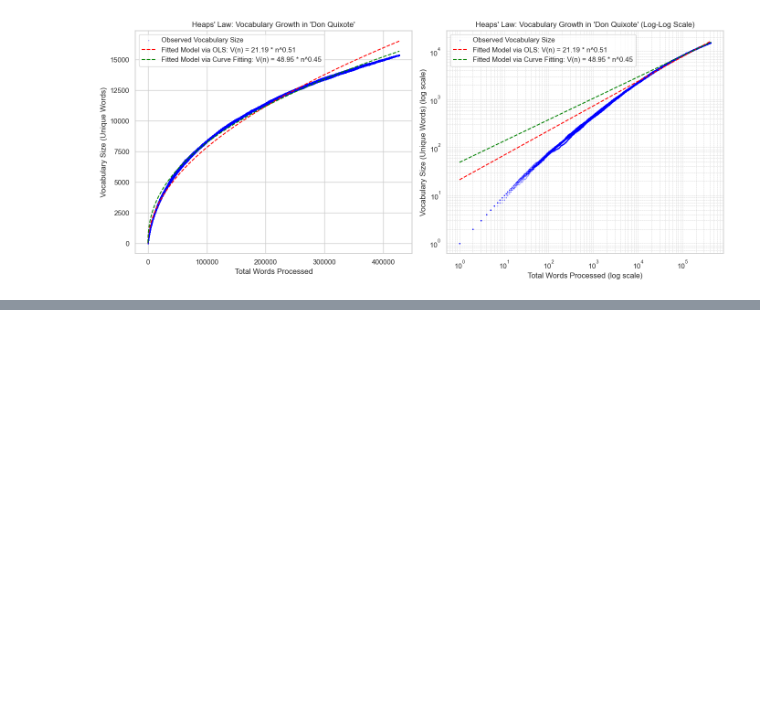
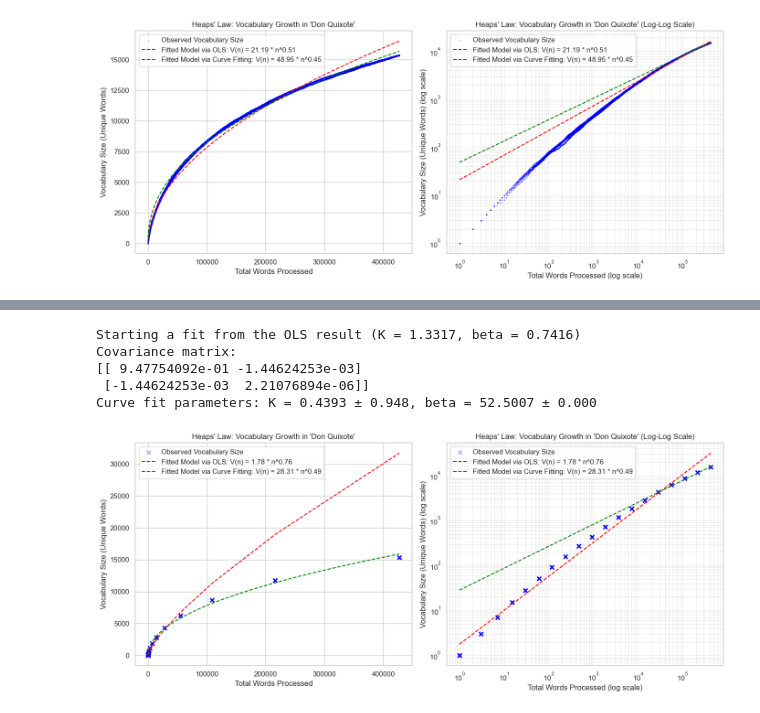
Before and after one commit to AimbotParce/MDS-IRRS-ZipfLaw, a Jupyter notebook: notebooks/Heaps.ipynb, the cells around one changed output, grey strips where cells are left out. Drawn from its saved outputs; the diff is of its cells as text; code cells hidden in the pictures; blank space fills up the shorter version.

Commit message:
extend heaps a little more

```diff
--- a/notebooks/Heaps.ipynb
+++ b/notebooks/Heaps.ipynb
@@ -311,0 +347,76 @@ plt.show()
+# %%
+model = LinearRegression()
+
+print(f"Starting a linear regression on log-log data...")
+model.fit(np.log(words_processed).reshape(-1, 1), np.log(vocab_sizes).reshape(-1, 1))
+beta_ols = model.coef_[0][0]
+K_ols = np.exp(model.intercept_[0])
+print(f"Fitted parameters: K = {K_ols:.4f}, beta = {beta_ols:.4f}")
+
+
+
+print(f"Starting a fit from the OLS result (K = {K_ols:.4f}, beta = {beta_ols:.4f})")
+(beta_curve_fit, K_curve_fit), pcov = curve_fit(func_power_law, words_processed, vocab_sizes, p0=[beta_ols, K_ols])
+print(f"Covariance matrix:\n{pcov}")
+
+print(f"Curve fit parameters: K = {K_curve_fit:.4f} ± {pcov[0][0]:.3f}, beta = {beta_curve_fit:.4f} ± {pcov[1][1]:.3f}")
+# %% [output]
+Starting a fit from the OLS result (K = 1.3317, beta = 0.7416)
+Covariance matrix:
+[[ 9.47754092e-01 -1.44624253e-03]
+ [-1.44624253e-03  2.21076894e-06]]
+Curve fit parameters: K = 0.4393 ± 0.948, beta = 52.5007 ± 0.000
+# %%
+fig, ax = plt.subplots(1, 2, figsize=(14, 6))
+X = np.arange(1, len(words) + 1)
+
+# First figure: Linear scale
+ax[0].scatter(words_processed, vocab_sizes, label="Observed Vocabulary Size", color="blue", marker='x', alpha=0.4)
+ax[0].plot(
+    words_processed[:20],
+    K_ols * words_processed[:20]**beta_ols,
+    label=f"Fitted Model via OLS: V(n) = {K_ols:.2f} * n^{beta_ols:.2f}",
+    color="red",
+    linestyle="--",
+)
+ax[0].plot(
+    X,
+    K_curve_fit * X**beta_curve_fit,
+    label=f"Fitted Model via Curve Fitting: V(n) = {K_curve_fit:.2f} * n^{beta_curve_fit:.2f}",
+    color="green",
+    linestyle="--",
+)
+ax[0].set_xlabel("Total Words Processed")
+ax[0].set_ylabel("Vocabulary Size (Unique Words)")
+ax[0].set_title("Heaps' Law: Vocabulary Growth in 'Don Quixote'")
+ax[0].legend()
+
+# Axis 2: Log-Log Scale
+ax[1].grid(True, which="both", linestyle="--", linewidth=0.5)  # Add grid for better readability
+ax[1].scatter(words_processed, vocab_sizes, label="Observed Vocabulary Size", color="blue", marker='x', alpha=0.4)
+ax[1].plot(
+    words_processed[:20],
+    K_ols * words_processed[:20]**beta_ols,
+    label=f"Fitted Model via OLS: V(n) = {K_ols:.2f} * n^{beta_ols:.2f}",
+    color="red",
+    linestyle="--",
+)
+ax[1].plot(
+    words_processed[:20],
+    K_curve_fit * words_processed[:20]**beta_curve_fit,
+    label=f"Fitted Model via Curve Fitting: V(n) = {K_curve_fit:.2f} * n^{beta_curve_fit:.2f}",
+    color="green",
+    linestyle="--",
+)
+
+ax[1].set_xscale("log")
+ax[1].set_yscale("log")
+ax[1].set_xlabel("Total Words Processed (log scale)")
+ax[1].set_ylabel("Vocabulary Size (Unique Words) (log scale)")
+ax[1].set_title("Heaps' Law: Vocabulary Growth in 'Don Quixote' (Log-Log Scale)")
+ax[1].legend()
+
+plt.tight_layout()
+plt.show()
+# %% [output]
+[figure, added]
```
Also changed, not shown: parts of 12 cells of this notebook.
